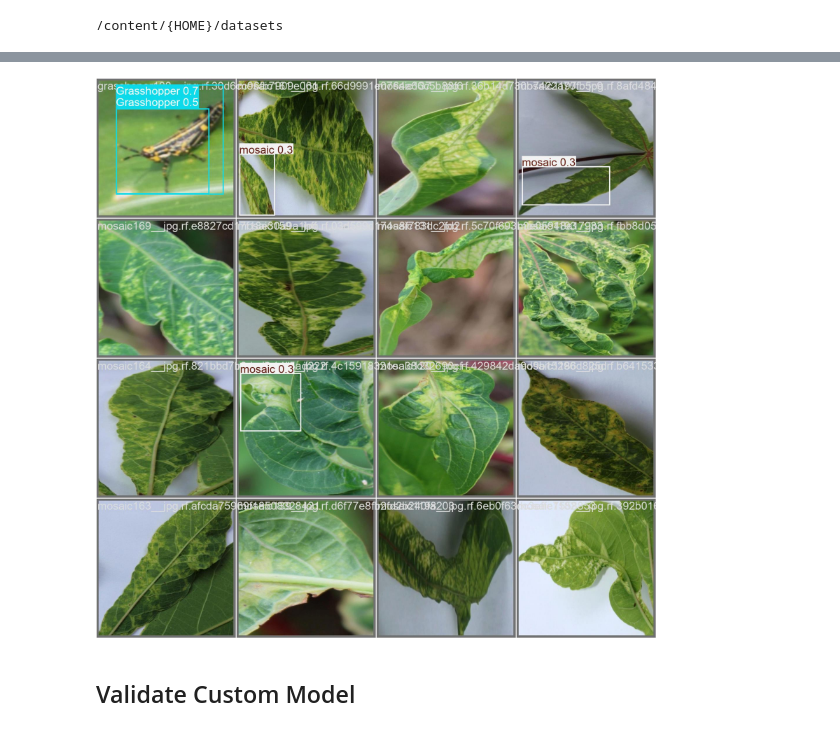
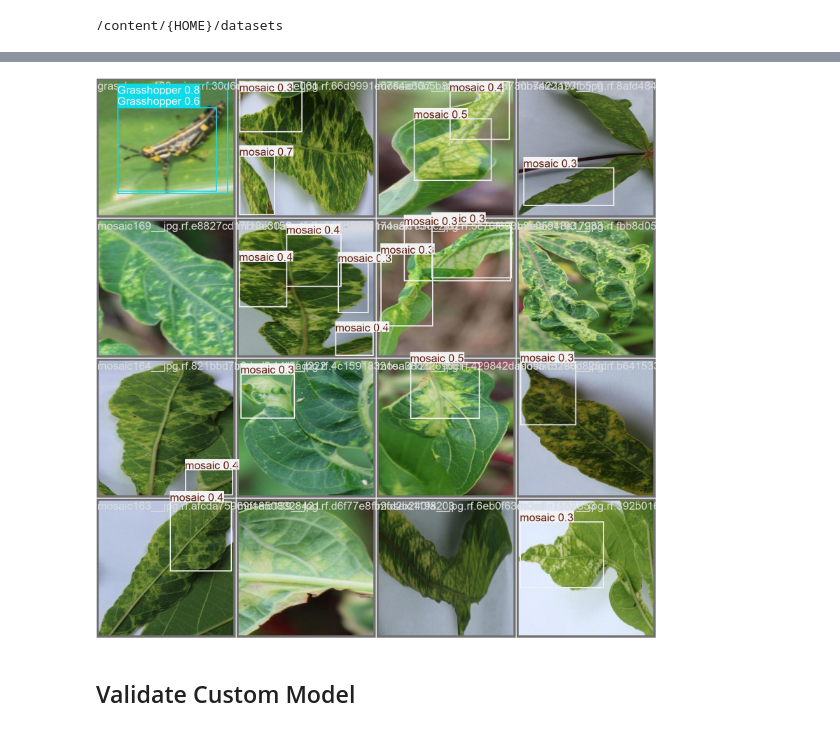
Before and after one commit to CodeWithMrunal/Plant_Pal, a Jupyter notebook: train_yolov8_object_detection_on_custom_dataset.ipynb, the cells around one changed output, grey strips where cells are left out. Cells and saved outputs as stored; diff of their text form; code cells hidden in the pictures.

```diff
--- a/train_yolov8_object_detection_on_custom_dataset.ipynb
+++ b/train_yolov8_object_detection_on_custom_dataset.ipynb
@@ -292,7 +292,7 @@ Image(filename=f'runs/detect/train/results.png', width=600)
 # %%
-Image(filename=f'runs/detect/train/val_batch0_pred.jpg', width=600)
+Image(filename=f'runs/detect/train2/val_batch0_pred.jpg', width=600)
 # %% [output]
-[figure, old version]
+[figure, new version]
 # %% [markdown]
 ## Validate Custom Model
 # %%
```
Also changed, not shown: parts of 17 cells of this notebook.
